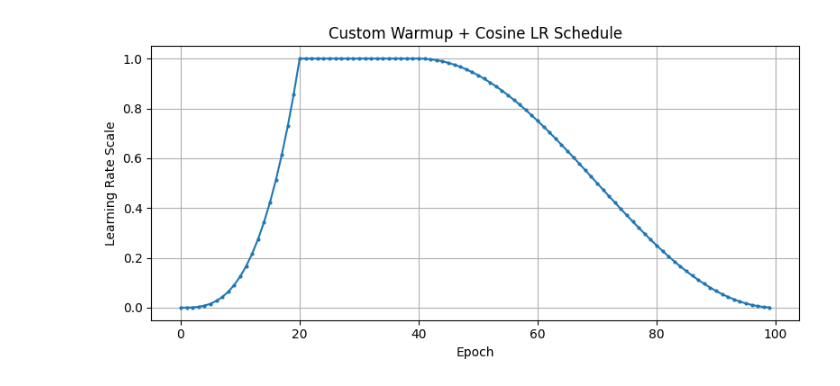
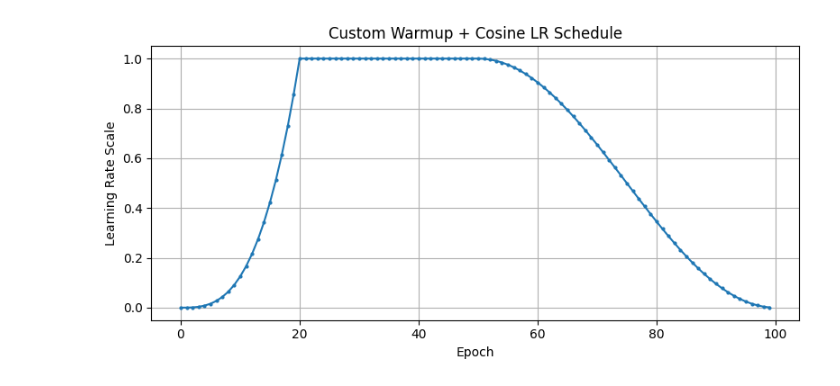
Before and after one commit to gyurili/2025-pill-vision, a Jupyter notebook: notebooks/lr_vis.ipynb, the cells around one changed output. Drawn from its saved outputs; the diff is of its cells as text; code cells hidden in the pictures.

```diff
--- a/notebooks/lr_vis.ipynb
+++ b/notebooks/lr_vis.ipynb
@@ -2,32 +2,32 @@
 import matplotlib.pyplot as plt
 import math
 
 def custom_warmup_cosine_schedule(total_epochs, warmup_ratio=0.1, peak_ratio=0.3, warmup_pow=2.0):
     lrs = []
     for epoch in range(total_epochs):
         if epoch < total_epochs * warmup_ratio:
             progress = epoch / (total_epochs * warmup_ratio)
             lr_scale = progress**warmup_pow
         elif epoch < total_epochs * peak_ratio:
             lr_scale = 1.0
         else:
             progress = (epoch - total_epochs * peak_ratio) / (total_epochs * (1 - peak_ratio))
             lr_scale = 0.5 * (1 + math.cos(math.pi * progress))
         lrs.append(lr_scale)
     return lrs
 
 # 예시 파라미터
 epochs = 100
-lrs = custom_warmup_cosine_schedule(total_epochs=epochs, warmup_ratio=0.2, peak_ratio=0.4, warmup_pow=3.0)
+lrs = custom_warmup_cosine_schedule(total_epochs=epochs, warmup_ratio=0.2, peak_ratio=0.5, warmup_pow=3.0)
 
 # 시각화
 plt.figure(figsize=(8, 4))
 plt.plot(range(epochs), lrs, marker='o', markersize=2)
 plt.title("Custom Warmup + Cosine LR Schedule")
 plt.xlabel("Epoch")
 plt.ylabel("Learning Rate Scale")
 plt.grid(True)
 plt.tight_layout()
 plt.show()
 # %% [output]
-[figure, old version]
+[figure, new version]
```
Also changed, not shown: 3 other files.
